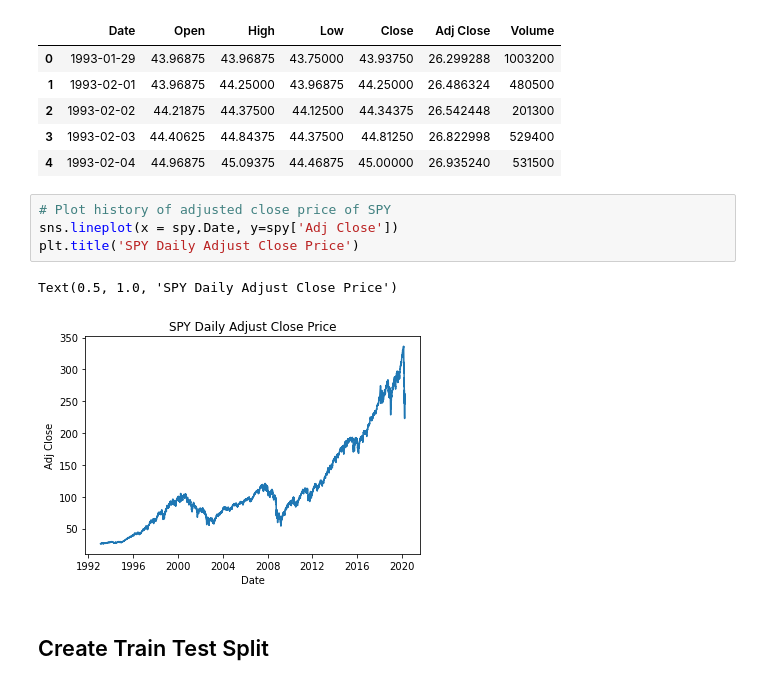
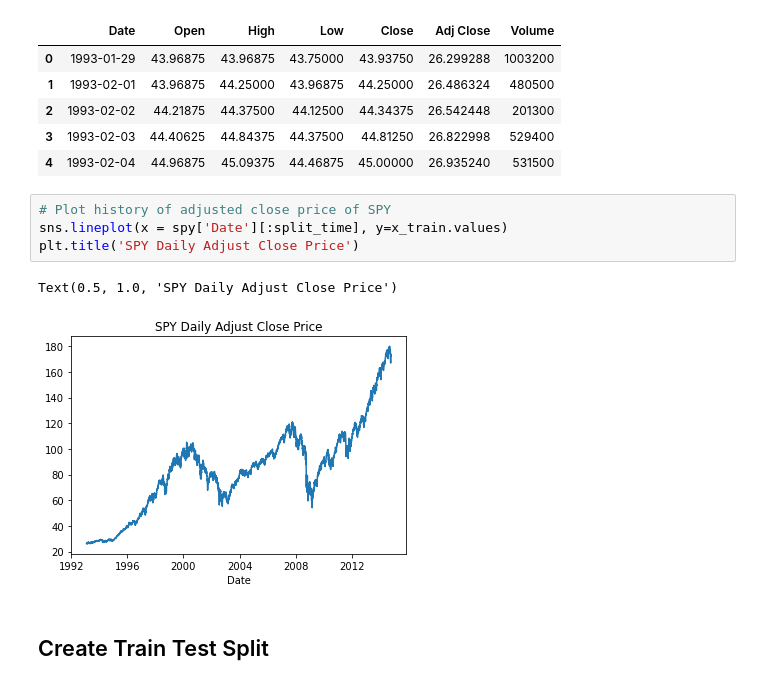
Before and after one commit to bsamaha/SPY-Time-Series-Predictions, a Jupyter notebook: Time Series Forecasting of ETFs.ipynb, the cells around one changed output. Cells and saved outputs as stored; diff of their text form.

```diff
--- a/Time Series Forecasting of ETFs.ipynb
+++ b/Time Series Forecasting of ETFs.ipynb
@@ -52,11 +49,11 @@ spy.head()
 | 4 | 1993-02-04 | 44.96875 | 45.09375 | 44.46875 | 45.00000 | 26.935240 | 531500 |
 # %%
 # Plot history of adjusted close price of SPY
-sns.lineplot(x = spy.Date, y=spy['Adj Close'])
+sns.lineplot(x = spy['Date'][:split_time], y=x_train.values)
 plt.title('SPY Daily Adjust Close Price')
 # %% [output]
 Text(0.5, 1.0, 'SPY Daily Adjust Close Price')
-[figure, old version]
+[figure, new version]
 # %% [markdown]
 ## Create Train Test Split
 # %% [markdown]
```
Also changed, not shown: parts of 41 cells of this notebook, 5 other files.
